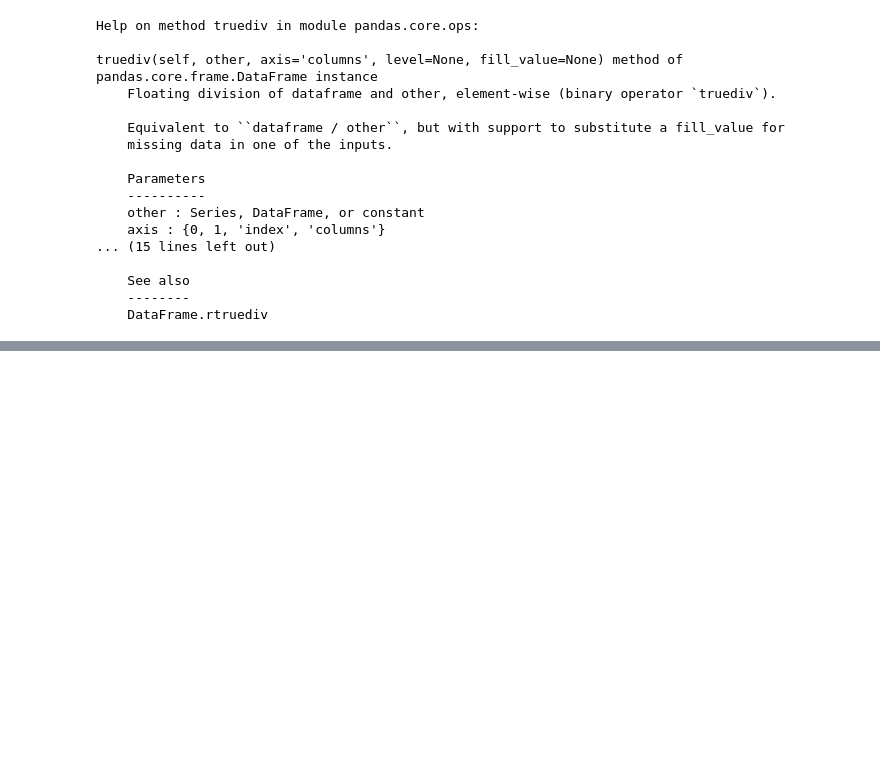
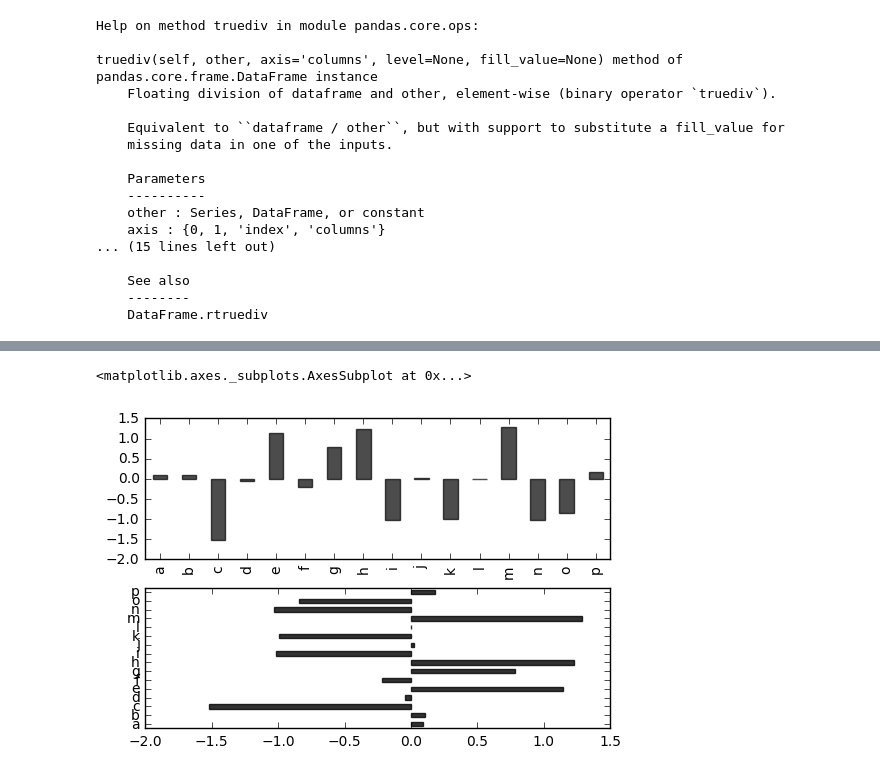
Before and after one commit to linked0/kaggle-web, a Jupyter notebook: app_ml/examples/pydata/ch08.ipynb, the cells around one changed output, grey strips where cells are left out. Cells and saved outputs as stored; diff of their text form; code cells hidden in the pictures; blank space fills up the shorter version.

```diff
--- a/app_ml/examples/pydata/ch08.ipynb
+++ b/app_ml/examples/pydata/ch08.ipynb
@@ -154,0 +201,5 @@ truediv(self, other, axis='columns', level=None, fill_value=None) method of pand
+# %%
+data.plot(kind='barh', ax=axes[1], color='k', alpha=0.8)
+# %% [output]
+<matplotlib.axes._subplots.AxesSubplot at 0x...>
+[figure, added]
```
Also changed, not shown: parts of 20 cells of this notebook, 37 other files.
